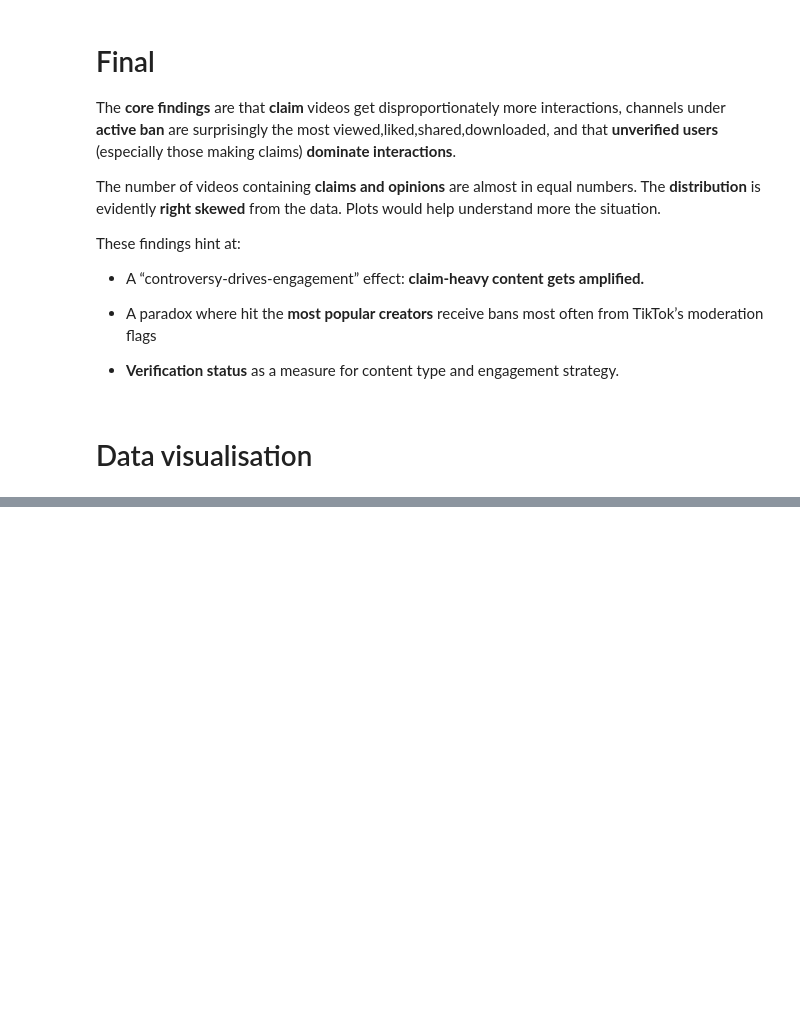
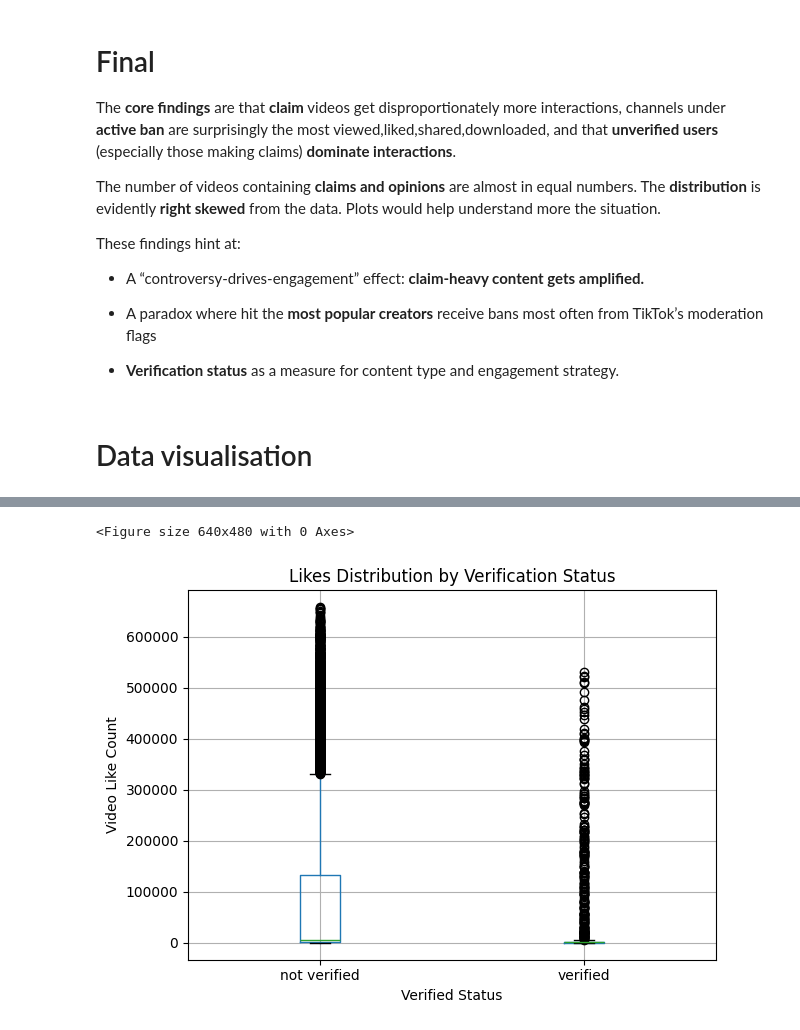
Before and after one commit to barbavegeta/Tik_Tok_Project-Google_Advanced_Data_Analytics, a Jupyter notebook: Tik_Tok_Google_Advanced_Data_Analytics.ipynb, the cells around one changed output, grey strips where cells are left out. Saved outputs shown, nothing was run; the diff lists cells and outputs as text; code cells hidden in the pictures; blank space fills up the shorter version.

Commit message:
Added visualisations

```diff
--- a/Tik_Tok_Google_Advanced_Data_Analytics.ipynb
+++ b/Tik_Tok_Google_Advanced_Data_Analytics.ipynb
@@ -211,9 +341,12 @@ plt.show()
 # %%
 plt.figure()
-df.boxplot(column='video_like_count', by='verified_status')
+tik_tok_df.boxplot(column='video_like_count', by='verified_status')
 plt.title("Likes Distribution by Verification Status")
 plt.suptitle("")
 plt.xlabel("Verified Status")
 plt.ylabel("Video Like Count")
 plt.tight_layout()
 plt.show()
+# %% [output]
+<Figure size 640x480 with 0 Axes>
+[figure, added]
```
Also changed, not shown: parts of 32 cells of this notebook.
